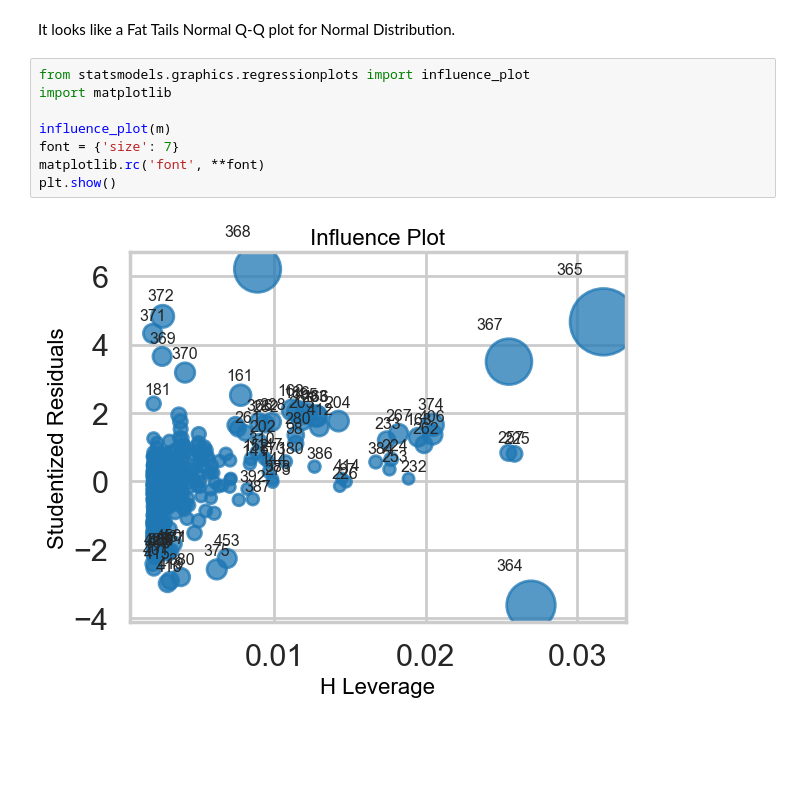
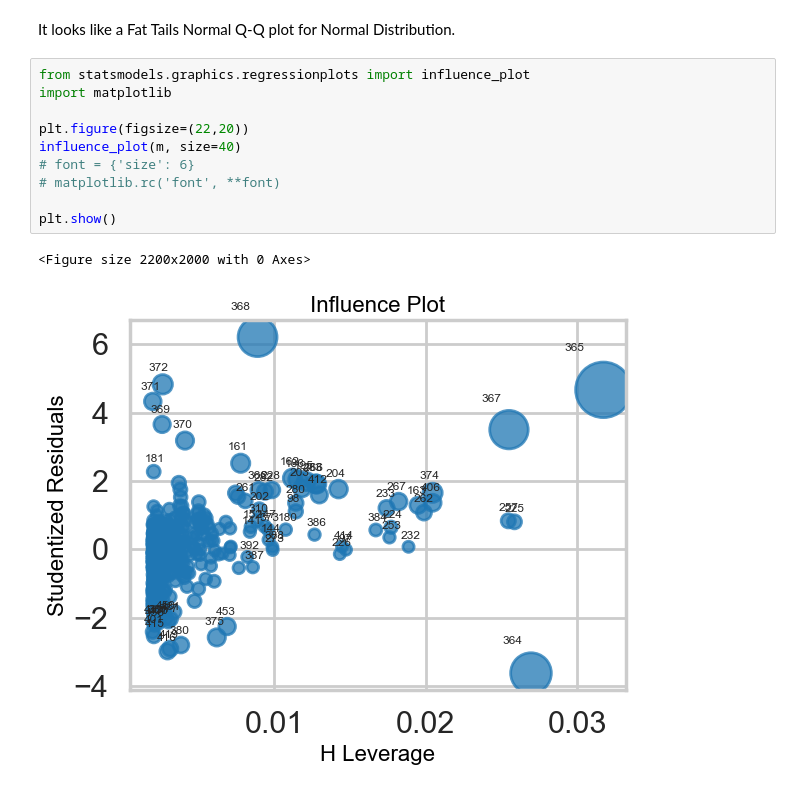
Before and after one commit to kwcode2016/mec-11.4.1-linear-regression-mini-project, a Jupyter notebook: Mini_Project_Linear_Regression.ipynb, the cells around one changed output. Cells and saved outputs as stored; diff of their text form; blank space fills up the shorter version.

```diff
--- a/Mini_Project_Linear_Regression.ipynb
+++ b/Mini_Project_Linear_Regression.ipynb
@@ -917,10 +917,13 @@ It looks like a Fat Tails Normal Q-Q plot for Normal Distribution.
 # %%
 from statsmodels.graphics.regressionplots import influence_plot
 import matplotlib
 
-influence_plot(m)
-font = {'size': 7}
-matplotlib.rc('font', **font)
+plt.figure(figsize=(22,20))
+influence_plot(m, size=40)
+# font = {'size': 6}
+# matplotlib.rc('font', **font)
+
 plt.show()
 # %% [output]
+<Figure size 2200x2000 with 0 Axes>
-[figure, old version]
+[figure, new version]
```
Also changed, not shown: parts of 1 cell of this notebook.
